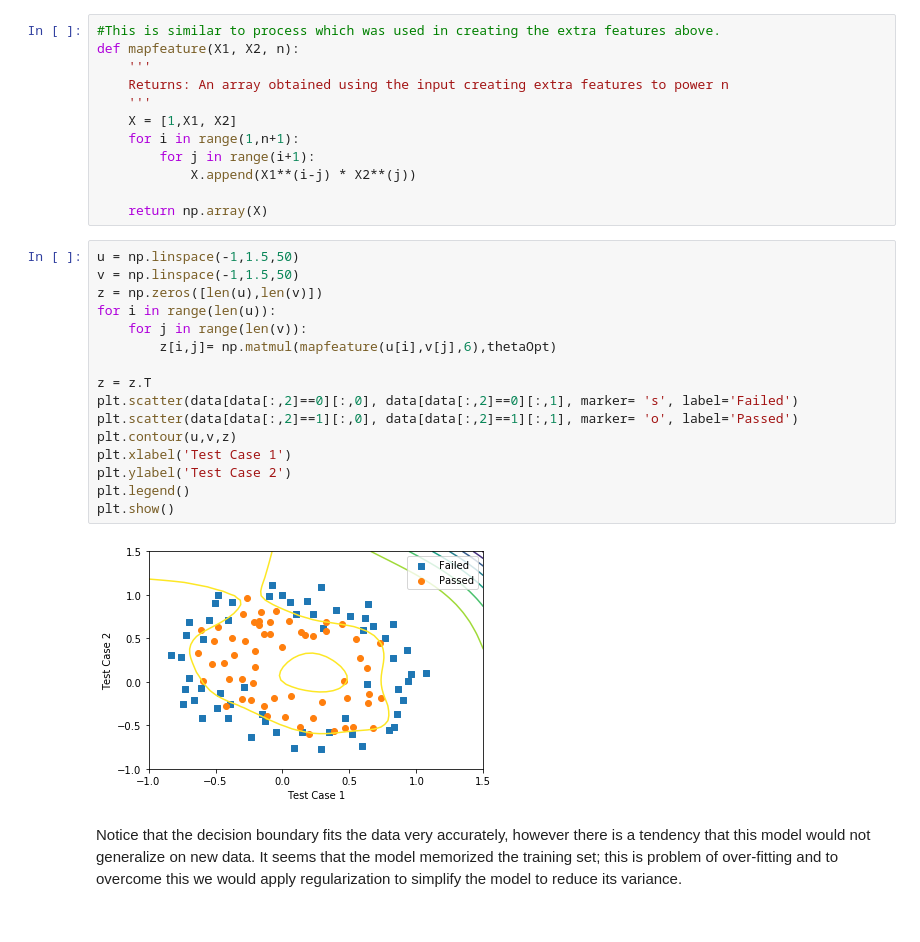
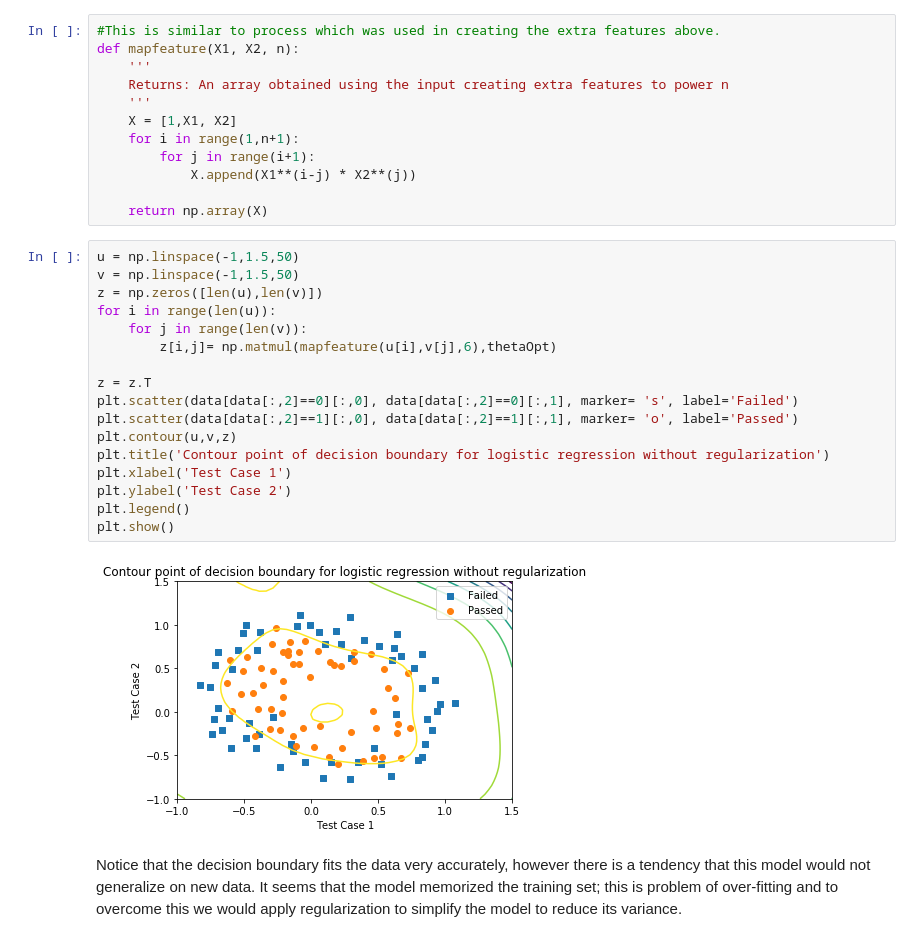
Before and after one commit to JudeOgbuibe/ML, a Jupyter notebook: Ex2/Logistic Regression.ipynb, the cells around one changed output. Cells and saved outputs as stored; diff of their text form.

Commit message:
Added a title to the graphs

```diff
--- a/Ex2/Logistic Regression.ipynb
+++ b/Ex2/Logistic Regression.ipynb
@@ -183,21 +183,22 @@ def mapfeature(X1, X2, n):
 # %%
 u = np.linspace(-1,1.5,50)
 v = np.linspace(-1,1.5,50)
 z = np.zeros([len(u),len(v)])
 for i in range(len(u)):
     for j in range(len(v)):
         z[i,j]= np.matmul(mapfeature(u[i],v[j],6),thetaOpt)
 
 z = z.T
 plt.scatter(data[data[:,2]==0][:,0], data[data[:,2]==0][:,1], marker= 's', label='Failed')
 plt.scatter(data[data[:,2]==1][:,0], data[data[:,2]==1][:,1], marker= 'o', label='Passed')
 plt.contour(u,v,z)
+plt.title('Contour point of decision boundary for logistic regression without regularization')
 plt.xlabel('Test Case 1')
 plt.ylabel('Test Case 2')
 plt.legend()
 plt.show()
 # %% [output]
-[figure, old version]
+[figure, new version]
 # %% [markdown]
 Notice that the decision boundary fits the data very accurately, however there is a tendency that this model would not generalize on new data. It seems that the model memorized the training set; this is problem of over-fitting and to overcome this we would apply regularization to simplify the model to reduce its variance.
 # %%
```
Also changed, not shown: parts of 4 cells of this notebook.
